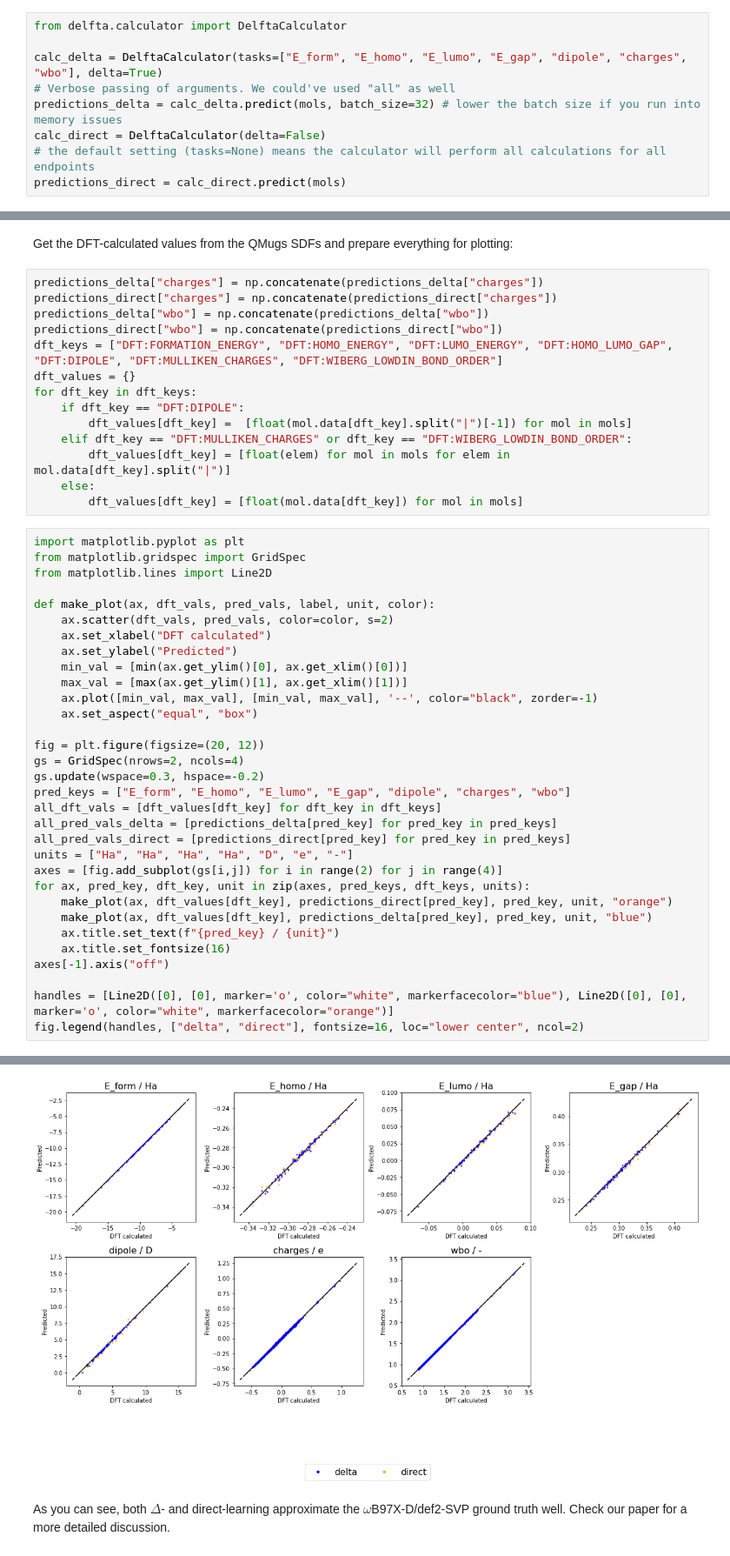
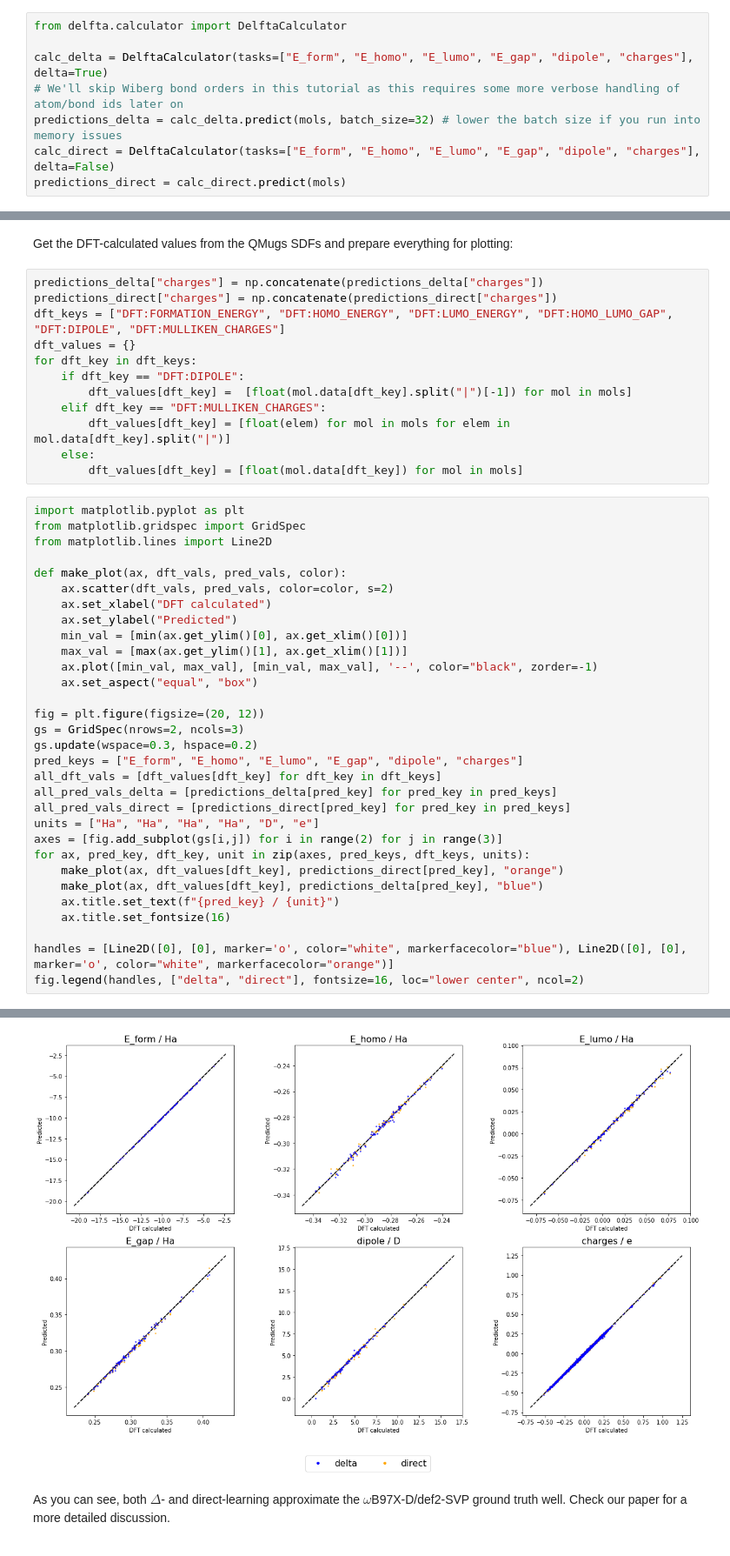
Before and after one commit to josejimenezluna/delfta, a Jupyter notebook: tutorials/delta_vs_direct.ipynb, the cells around one changed output, grey strips where cells are left out. Shown at 87% size. Saved outputs shown, nothing was run; the diff lists cells and outputs as text.

Commit message:
Updated tutorials

```diff
--- a/tutorials/delta_vs_direct.ipynb
+++ b/tutorials/delta_vs_direct.ipynb
@@ -24,10 +24,9 @@ We'll initialize a calculator by stating which tasks we want to perform. Options
 # %%
 from delfta.calculator import DelftaCalculator
 
-calc_delta = DelftaCalculator(tasks=["E_form", "E_homo", "E_lumo", "E_gap", "dipole", "charges", "wbo"], delta=True)
-# Verbose passing of arguments. We could've used "all" as well
+calc_delta = DelftaCalculator(tasks=["E_form", "E_homo", "E_lumo", "E_gap", "dipole", "charges"], delta=True)
+# We'll skip Wiberg bond orders in this tutorial as this requires some more verbose handling of atom/bond ids later on
 predictions_delta = calc_delta.predict(mols, batch_size=32) # lower the batch size if you run into memory issues
-calc_direct = DelftaCalculator(delta=False)
-# the default setting (tasks=None) means the calculator will perform all calculations for all endpoints
+calc_direct = DelftaCalculator(tasks=["E_form", "E_homo", "E_lumo", "E_gap", "dipole", "charges"], delta=False)
 predictions_direct = calc_direct.predict(mols)
 # %% [output]
@@ -67,52 +65,49 @@ Get the DFT-calculated values from the QMugs SDFs and prepare everything for plo
 # %%
 predictions_delta["charges"] = np.concatenate(predictions_delta["charges"])
 predictions_direct["charges"] = np.concatenate(predictions_direct["charges"])
-predictions_delta["wbo"] = np.concatenate(predictions_delta["wbo"])
-predictions_direct["wbo"] = np.concatenate(predictions_direct["wbo"])
-dft_keys = ["DFT:FORMATION_ENERGY", "DFT:HOMO_ENERGY", "DFT:LUMO_ENERGY", "DFT:HOMO_LUMO_GAP", "DFT:DIPOLE", "DFT:MULLIKEN_CHARGES", "DFT:WIBERG_LOWDIN_BOND_ORDER"]
+dft_keys = ["DFT:FORMATION_ENERGY", "DFT:HOMO_ENERGY", "DFT:LUMO_ENERGY", "DFT:HOMO_LUMO_GAP", "DFT:DIPOLE", "DFT:MULLIKEN_CHARGES"]
 dft_values = {}
 for dft_key in dft_keys:
     if dft_key == "DFT:DIPOLE":
         dft_values[dft_key] =  [float(mol.data[dft_key].split("|")[-1]) for mol in mols]
-    elif dft_key == "DFT:MULLIKEN_CHARGES" or dft_key == "DFT:WIBERG_LOWDIN_BOND_ORDER":
+    elif dft_key == "DFT:MULLIKEN_CHARGES":
         dft_values[dft_key] = [float(elem) for mol in mols for elem in mol.data[dft_key].split("|")]
     else:
         dft_values[dft_key] = [float(mol.data[dft_key]) for mol in mols]
 # %%
 import matplotlib.pyplot as plt
 from matplotlib.gridspec import GridSpec
 from matplotlib.lines import Line2D
 
-def make_plot(ax, dft_vals, pred_vals, label, unit, color):
+def make_plot(ax, dft_vals, pred_vals, color):
     ax.scatter(dft_vals, pred_vals, color=color, s=2)
     ax.set_xlabel("DFT calculated")
     ax.set_ylabel("Predicted")
     min_val = [min(ax.get_ylim()[0], ax.get_xlim()[0])]
     max_val = [max(ax.get_ylim()[1], ax.get_xlim()[1])]
     ax.plot([min_val, max_val], [min_val, max_val], '--', color="black", zorder=-1)
     ax.set_aspect("equal", "box")
 
 fig = plt.figure(figsize=(20, 12))
-gs = GridSpec(nrows=2, ncols=4)
-gs.update(wspace=0.3, hspace=-0.2)
-pred_keys = ["E_form", "E_homo", "E_lumo", "E_gap", "dipole", "charges", "wbo"]
+gs = GridSpec(nrows=2, ncols=3)
+gs.update(wspace=0.3, hspace=0.2)
+pred_keys = ["E_form", "E_homo", "E_lumo", "E_gap", "dipole", "charges"]
 all_dft_vals = [dft_values[dft_key] for dft_key in dft_keys]
 all_pred_vals_delta = [predictions_delta[pred_key] for pred_key in pred_keys]
 all_pred_vals_direct = [predictions_direct[pred_key] for pred_key in pred_keys]
-units = ["Ha", "Ha", "Ha", "Ha", "D", "e", "-"]
-axes = [fig.add_subplot(gs[i,j]) for i in range(2) for j in range(4)]
+units = ["Ha", "Ha", "Ha", "Ha", "D", "e"]
+axes = [fig.add_subplot(gs[i,j]) for i in range(2) for j in range(3)]
 for ax, pred_key, dft_key, unit in zip(axes, pred_keys, dft_keys, units):
-    make_plot(ax, dft_values[dft_key], predictions_direct[pred_key], pred_key, unit, "orange")
-    make_plot(ax, dft_values[dft_key], predictions_delta[pred_key], pred_key, unit, "blue")
+    make_plot(ax, dft_values[dft_key], predictions_direct[pred_key], "orange")
+    make_plot(ax, dft_values[dft_key], predictions_delta[pred_key], "blue")
     ax.title.set_text(f"{pred_key} / {unit}")
     ax.title.set_fontsize(16)
-axes[-1].axis("off")
 
 handles = [Line2D([0], [0], marker='o', color="white", markerfacecolor="blue"), Line2D([0], [0], marker='o', color="white", markerfacecolor="orange")]
 fig.legend(handles, ["delta", "direct"], fontsize=16, loc="lower center", ncol=2)
 # %% [output]
 <matplotlib.legend.Legend at 0x...>
-[figure, old version]
+[figure, new version]
 # %% [markdown]
 As you can see, both $\Delta$- and direct-learning approximate the $\omega$B97X-D/def2-SVP ground truth well. Check our paper for a more detailed discussion.
 # %% [markdown]
```
Also changed, not shown: parts of 3 cells of this notebook.
